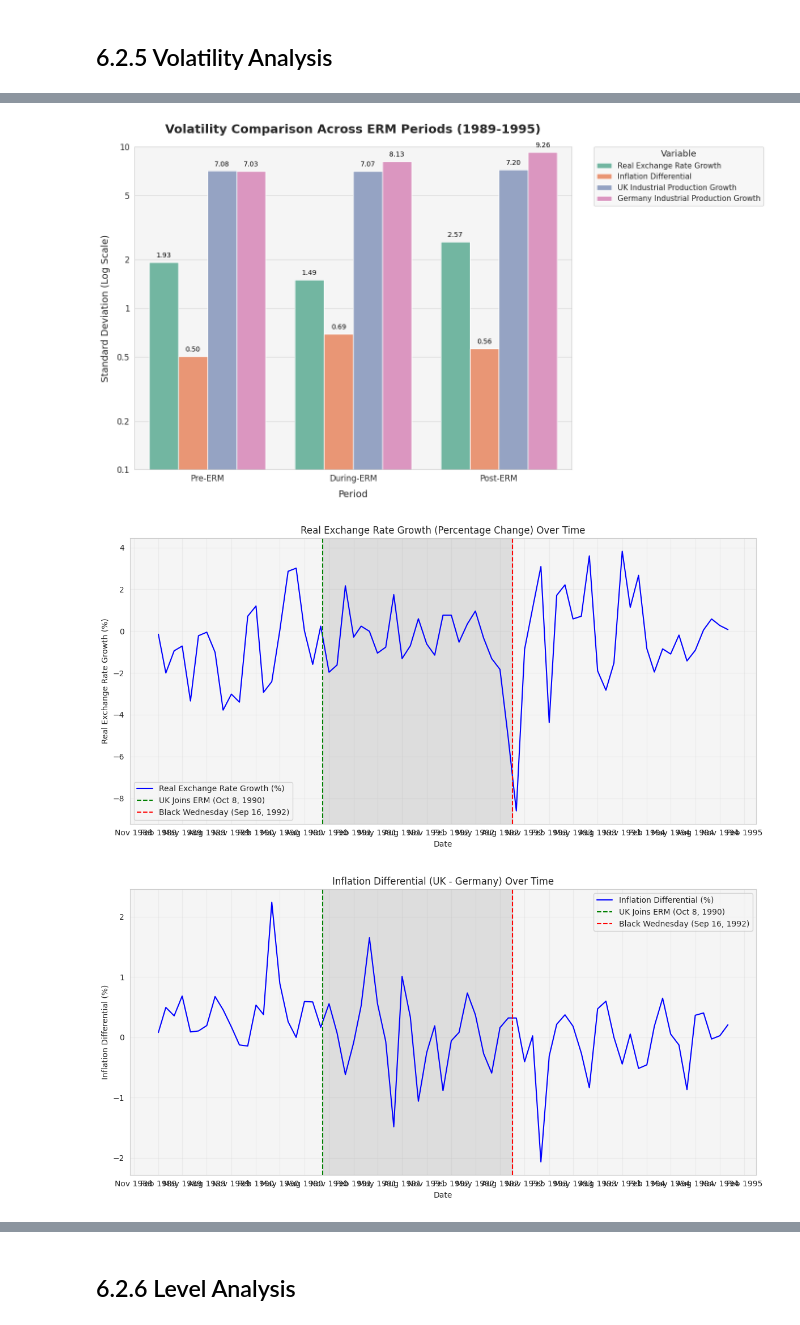
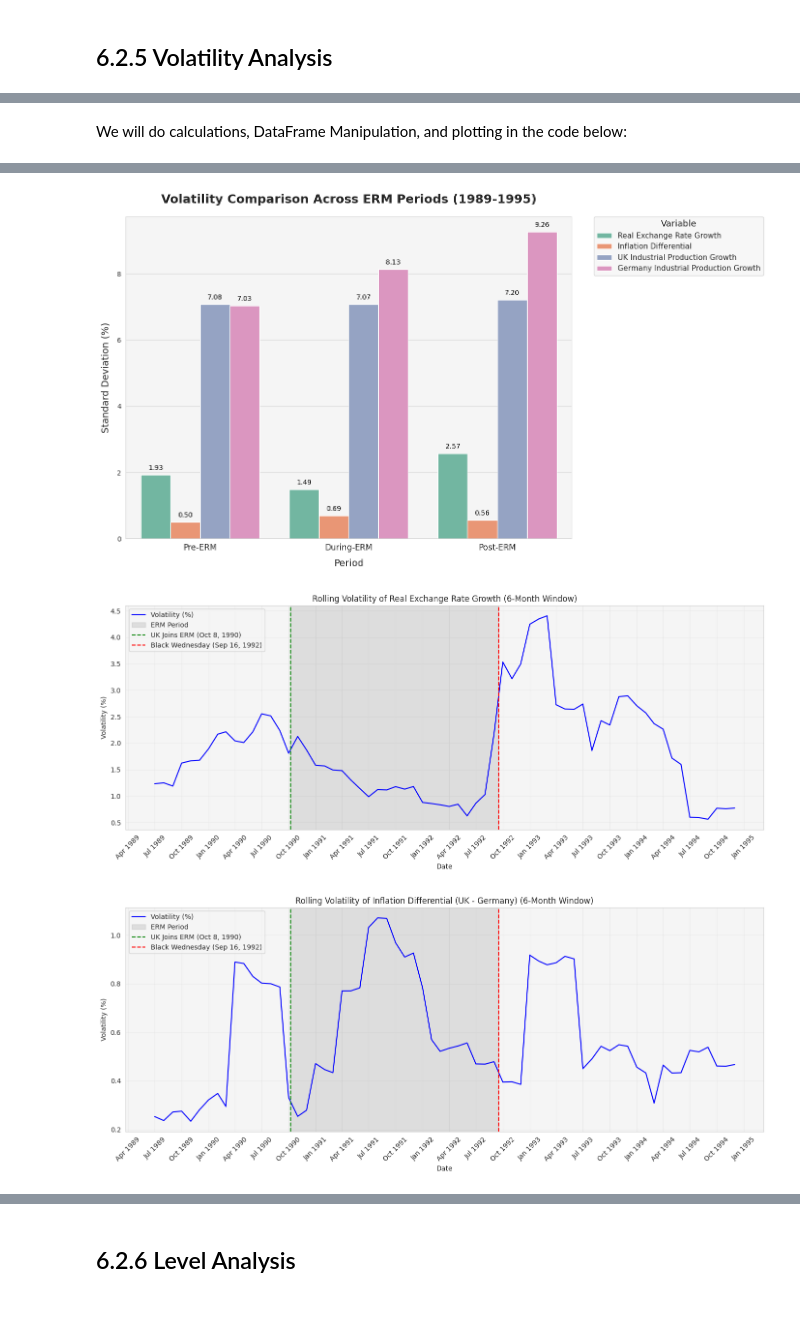
Before and after one commit to Srini-Varma/ec1b1_project, a Jupyter notebook: 6_Extension.ipynb, the cells around one changed output, grey strips where cells are left out. Drawn from its saved outputs; the diff is of its cells as text; code cells hidden in the pictures.

```diff
--- a/6_Extension.ipynb
+++ b/6_Extension.ipynb
@@ -323,3 +450,5 @@ plt.show()
+# %% [markdown]
+We will do calculations, DataFrame Manipulation, and plotting in the code below:
 # %%
 # Step 1: Calculate derived columns in uk_data and germany_data
 uk_data['CPI'] = pd.to_numeric(uk_data['CPI'], errors='coerce')
@@ -412,20 +541,15 @@ sd_df_melted = pd.melt(sd_df, id_vars=['Period'], var_name='Variable', value_nam
 # Set a modern seaborn style
 sns.set_style("whitegrid", {"axes.facecolor": "#f5f5f5", "grid.color": "#d3d3d3"})
 
-# Create the bar chart
+# Create the bar chart with a linear scale
 plt.figure(figsize=(14, 8))
 custom_palette = sns.color_palette("Set2", n_colors=len(sd_df_melted['Variable'].unique()))
 chart = sns.barplot(x='Period', y='Standard Deviation', hue='Variable', data=sd_df_melted, palette=custom_palette)
 
-# Use a logarithmic scale for the y-axis with more ticks
-plt.yscale('log')
-plt.ylim(0.1, 10)
-plt.yticks([0.1, 0.2, 0.5, 1, 2, 5, 10], ['0.1', '0.2', '0.5', '1', '2', '5', '10'], fontsize=12)
-
 # Add title and labels
 plt.title('Volatility Comparison Across ERM Periods (1989-1995)', fontsize=18, pad=20, fontweight='bold')
 plt.xlabel('Period', fontsize=14, labelpad=10)
-plt.ylabel('Standard Deviation (Log Scale)', fontsize=14, labelpad=10)
+plt.ylabel('Standard Deviation (%)', fontsize=14, labelpad=10)
 
 # Rotate x-axis labels
 plt.xticks(rotation=0, fontsize=12)
@@ -444,50 +568,76 @@ for p in chart.patches:
 
 # Adjust layout
 plt.tight_layout()
-
-# Show the plot
 plt.show()
 
-# Time-series plots for the full time period (1989-1995)
+# Calculate rolling volatility (6-month window) for time-series plots
+merged_data['REX_Volatility'] = merged_data['Real_Exchange_Rate_Growth'].rolling(window=6).std()
+merged_data['Inf_Diff_Volatility'] = merged_data['Inflation_Differential'].rolling(window=6).std()
+merged_data['UK_IP_Volatility'] = merged_data['UK_IP_Growth'].rolling(window=6).std()
+merged_data['Germany_IP_Volatility'] = merged_data['Germany_IP_Growth'].rolling(window=6).std()
+
+# Define the plotting function
+def plt_with_erm_period(x, y, title, ylabel, figsize=(14, 6), y2=None, y2label=None):
+    fig, ax = plt.subplots(figsize=figsize)
+    ax.plot(x, y, label=ylabel, color='blue')
+    if y2 is not None:
+        ax.plot(x, y2, label=y2label, color='red')
+    ax.axvspan(erm_join_date, black_wednesday, alpha=0.2, color='gray', label='ERM Period')
+    ax.axvline(x=erm_join_date, color='green', linestyle='--', label='UK Joins ERM (Oct 8, 1990)')
+    ax.axvline(x=black_wednesday, color='red', linestyle='--', label='Black Wednesday (Sep 16, 1992)')
+    ax.xaxis.set_major_locator(mdates.MonthLocator(interval=3))
+    ax.xaxis.set_major_formatter(mdates.DateFormatter('%b %Y'))
+    ax.set_xlabel('Date')
+    ax.set_ylabel(ylabel)
+    ax.set_title(title)
+    ax.legend(loc='upper left')
+    ax.grid(True, alpha=0.3)
+    plt.xticks(rotation=45)
+    plt.tight_layout()
+    return fig, ax
+
+# Time-series plots for rolling volatility (1989-1995)
 fig, ax = plt_with_erm_period(
     merged_data['Date'],
-    merged_data['Real_Exchange_Rate_Growth'],
-    'Real Exchange Rate Growth (Percentage Change) Over Time',
-    'Real Exchange Rate Growth (%)'
+    merged_data['REX_Volatility'],
+    'Rolling Volatility of Real Exchange Rate Growth (6-Month Window)',
+    'Volatility (%)'
 )
 plt.show()
 
 fig, ax = plt_with_erm_period(
     merged_data['Date'],
-    merged_data['Inflation_Differential'],
-    'Inflation Differential (UK - Germany) Over Time',
-    'Inflation Differential (%)'
+    merged_data['Inf_Diff_Volatility'],
+    'Rolling Volatility of Inflation Differential (UK - Germany) (6-Month Window)',
+    'Volatility (%)'
 )
 plt.show()
 
 fig, ax = plt_with_erm_period(
     merged_data['Date'],
-    merged_data['IP_Growth_Difference'],
-    'Industrial Production Growth Differential (UK - Germany) Over Time',
-    'Industrial Production Growth Differential (%)'
+    merged_data['UK_IP_Volatility'],
+    'Rolling Volatility of UK Industrial Production Growth (6-Month Window)',
+    'Volatility (%)',
+    y2=merged_data['Germany_IP_Volatility'],
+    y2label='Germany IP Growth Volatility'
 )
 plt.show()
 # %% [output]
 Standard Deviations Across ERM Periods (1989-1995):
        Period  Real Exchange Rate Growth  Inflation Differential  \
 0     Pre-ERM                   1.927244                0.503479
 1  During-ERM                   1.493427                0.692328
 2    Post-ERM                   2.570911                0.563666
 
    UK Industrial Production Growth  Germany Industrial Production Growth
 0                         7.080000                              7.034312
 1                         7.073991                              8.133574
 2                         7.204278                              9.257024
 
 Number of Data Points in Each Period:
 Pre-ERM: 22
 During-ERM: 23
 Post-ERM: 27
-[figure, old version]
+[figure, new version]
-[figure, old version]
+[figure, new version]
-[figure, old version]
+[figure, new version]
```
Also changed, not shown: parts of 31 cells of this notebook.
